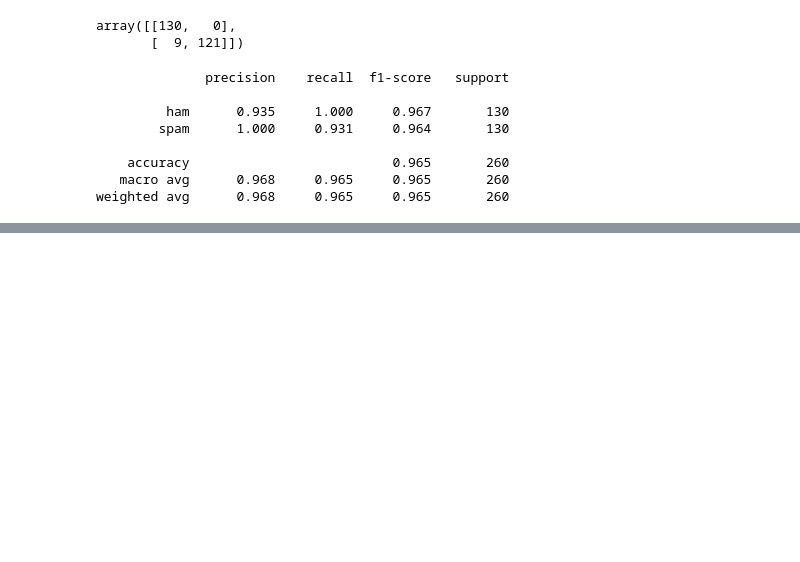
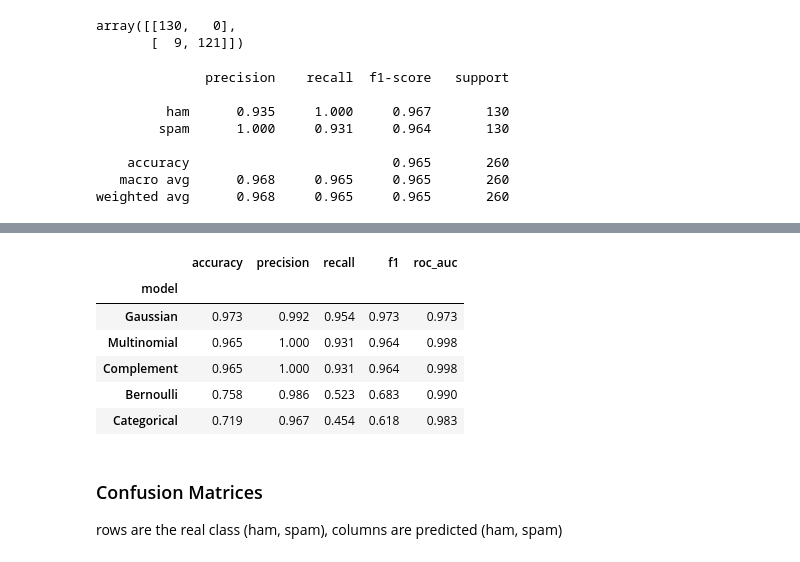
Before and after one commit to beyza1tozman/naive-bayes-spam-detection, a Jupyter notebook: spam_classifier.ipynb, the cells around one changed output, grey strips where cells are left out. Saved outputs shown, nothing was run; the diff lists cells and outputs as text; code cells hidden in the pictures; blank space fills up the shorter version.

```diff
--- a/spam_classifier.ipynb
+++ b/spam_classifier.ipynb
@@ -83,5 +39,5 @@ top_pairs = counter.most_common(2000)
 # %%
-top_words = [word for word, count in top_pairs] # pairs are like ('order', 1414), we only need the word
+top_words = build_dictionary(train_texts) # 2000 most frequent words, only from train
 # %%
 top_words[:10]
 # %% [output]
@@ -162,0 +151,16 @@ weighted avg      0.968     0.965     0.965       260
+# %%
+# precision, recall, f1 are for the spam class
+results_df = pd.DataFrame(results).set_index('model').sort_values('f1', ascending=False)
+results_df.round(3)
+# %% [output]
+|  | accuracy | precision | recall | f1 | roc_auc |
+| model |  |  |  |  |  |
+| Gaussian | 0.973 | 0.992 | 0.954 | 0.973 | 0.973 |
+| Multinomial | 0.965 | 1.000 | 0.931 | 0.964 | 0.998 |
+| Complement | 0.965 | 1.000 | 0.931 | 0.964 | 0.998 |
+| Bernoulli | 0.758 | 0.986 | 0.523 | 0.683 | 0.990 |
+| Categorical | 0.719 | 0.967 | 0.454 | 0.618 | 0.983 |
+# %% [markdown]
+### Confusion Matrices
+
+rows are the real class (ham, spam), columns are predicted (ham, spam)
```
Also changed, not shown: parts of 15 cells of this notebook, 3 other files.
